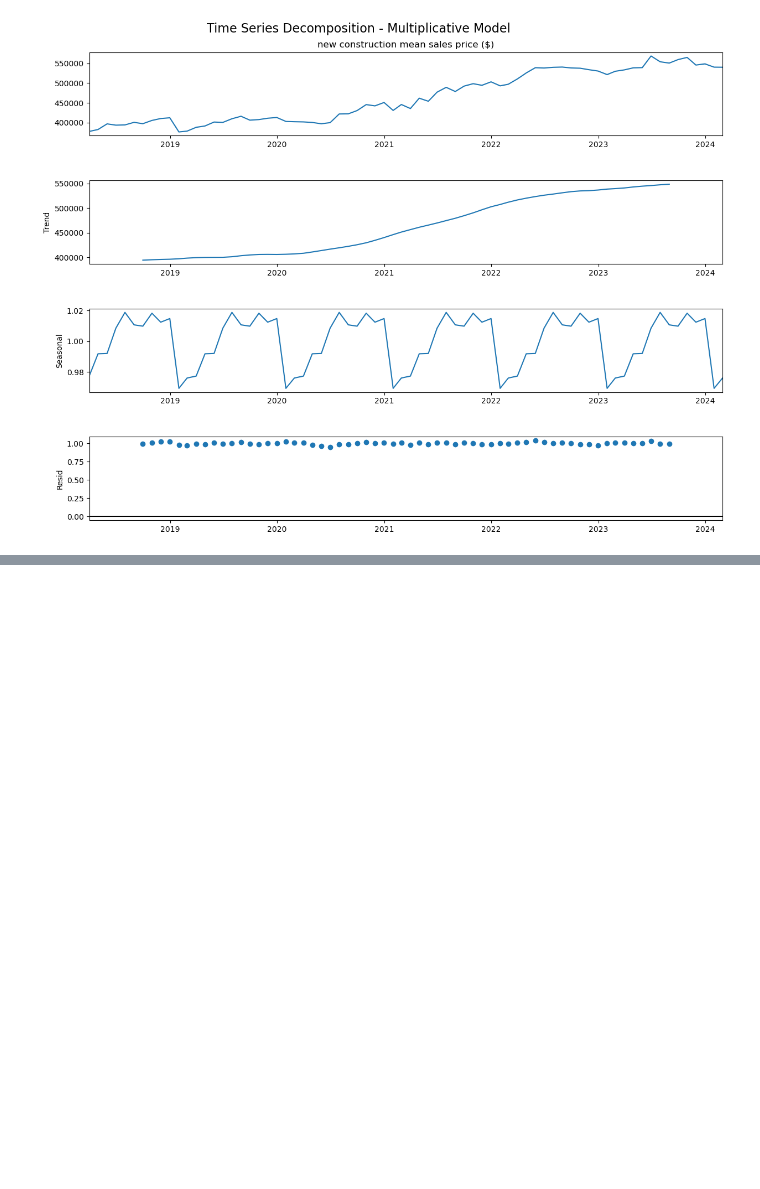
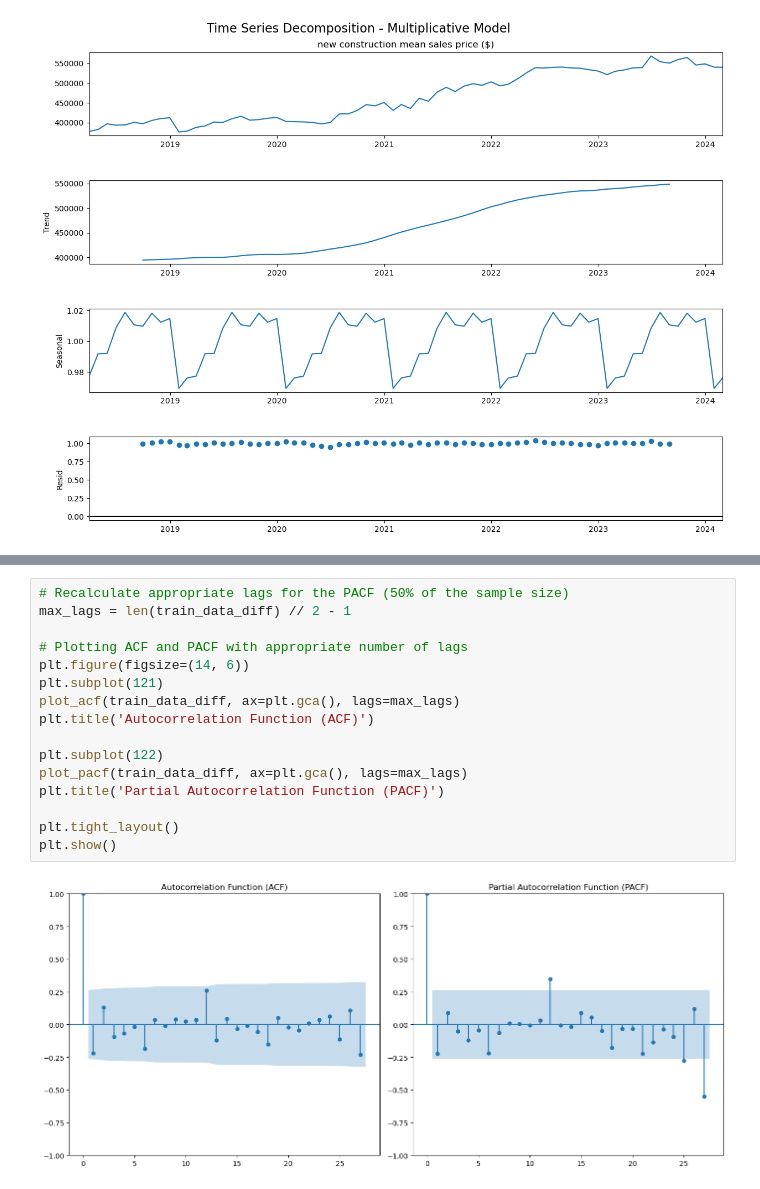
Before and after one commit to jacobsimeral/TS_Forecasting_Project, a Jupyter notebook: Code/EDA/EDA_MG.ipynb, the cells around one changed output, grey strips where cells are left out. Drawn from its saved outputs; the diff is of its cells as text; blank space fills up the shorter version.

```diff
--- a/Code/EDA/EDA_MG.ipynb
+++ b/Code/EDA/EDA_MG.ipynb
@@ -293,0 +218,18 @@ RMSE: 180529.614169209
+# %%
+# Recalculate appropriate lags for the PACF (50% of the sample size)
+max_lags = len(train_data_diff) // 2 - 1
+
+# Plotting ACF and PACF with appropriate number of lags
+plt.figure(figsize=(14, 6))
+plt.subplot(121)
+plot_acf(train_data_diff, ax=plt.gca(), lags=max_lags)
+plt.title('Autocorrelation Function (ACF)')
+
+plt.subplot(122)
+plot_pacf(train_data_diff, ax=plt.gca(), lags=max_lags)
+plt.title('Partial Autocorrelation Function (PACF)')
+
+plt.tight_layout()
+plt.show()
+# %% [output]
+[figure, added]
```
Also changed, not shown: parts of 13 cells of this notebook.
